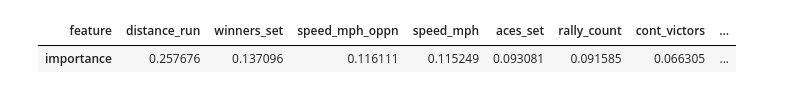
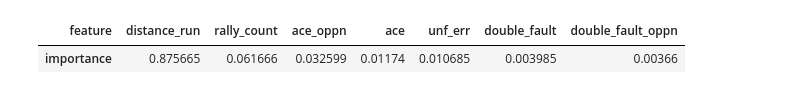
Before and after one commit to Charlie-XIAO/MCM24-xzz, a Jupyter notebook: q3-3.ipynb, the cells around one changed output. Cells and saved outputs as stored; diff of their text form; code cells hidden in the pictures.

```diff
--- a/q3-3.ipynb
+++ b/q3-3.ipynb
@@ -107,7 +107,3 @@ def get_performance(df, match_id):
     return pd.concat([p1_performance, p2_performance], axis=1, keys=["p1", "p2"])
 # %%
 df = pd.read_csv("wimbledon.csv")
-# %%
-window_size = 6
-player_name = "Novak Djokovic"
-df = df[(df["player1"] == player_name) | (df["player2"] == player_name)]
@@ -140 +112,4 @@ def this_transform(x, kind, primary):
+# %%
+player_name = "Carlos Alcaraz"
+df_player = df[df["player1"] == player_name].copy()
 # %%
@@ -265,0 +275,2 @@ speed_mph_oppn has 24 missing values
+# %%
+df_info_player = convert_df(df_player)
@@ -327,6 +344,6 @@ plot_correlation(
 selected_method = "pearson"
 selected_corr, selected_corrp = correlation_storage[selected_method]
 selected_features = selected_corrp[selected_corrp <= 0.05].index
-X, y = df_info[selected_features], df_info["swing"]
+X, y = df_info_player[selected_features], df_info_player["swing"]
 X.shape, y.shape
 # %% [output]
@@ -352,10 +369,7 @@ Pipeline(steps=[('scaler', StandardScaler()),
                  RandomForestClassifier(n_estimators=500, random_state=42))])
 # %%
 clf = pipeline["clf"]
-df_importances = pd.DataFrame(
-    {"feature": X.columns, "importance": clf.feature_importances_}
-)
-df_importances.set_index("feature").sort_values("importance", ascending=False).T
+pd.DataFrame({"feature": X.columns, "importance": clf.feature_importances_}).set_index("feature").sort_values("importance", ascending=False).T
 # %% [output]
-| feature | distance_run | winners_set | speed_mph_oppn | speed_mph | aces_set | rally_count | cont_victors | ... |
-| importance | 0.257676 | 0.137096 | 0.116111 | 0.115249 | 0.093081 | 0.091585 | 0.066305 | ... |
+| feature | distance_run | rally_count | ace_oppn | ace | unf_err | double_fault | double_fault_oppn |
+| importance | 0.875665 | 0.061666 | 0.032599 | 0.01174 | 0.010685 | 0.003985 | 0.00366 |
```
Also changed, not shown: parts of 33 cells of this notebook, 7 other files.
